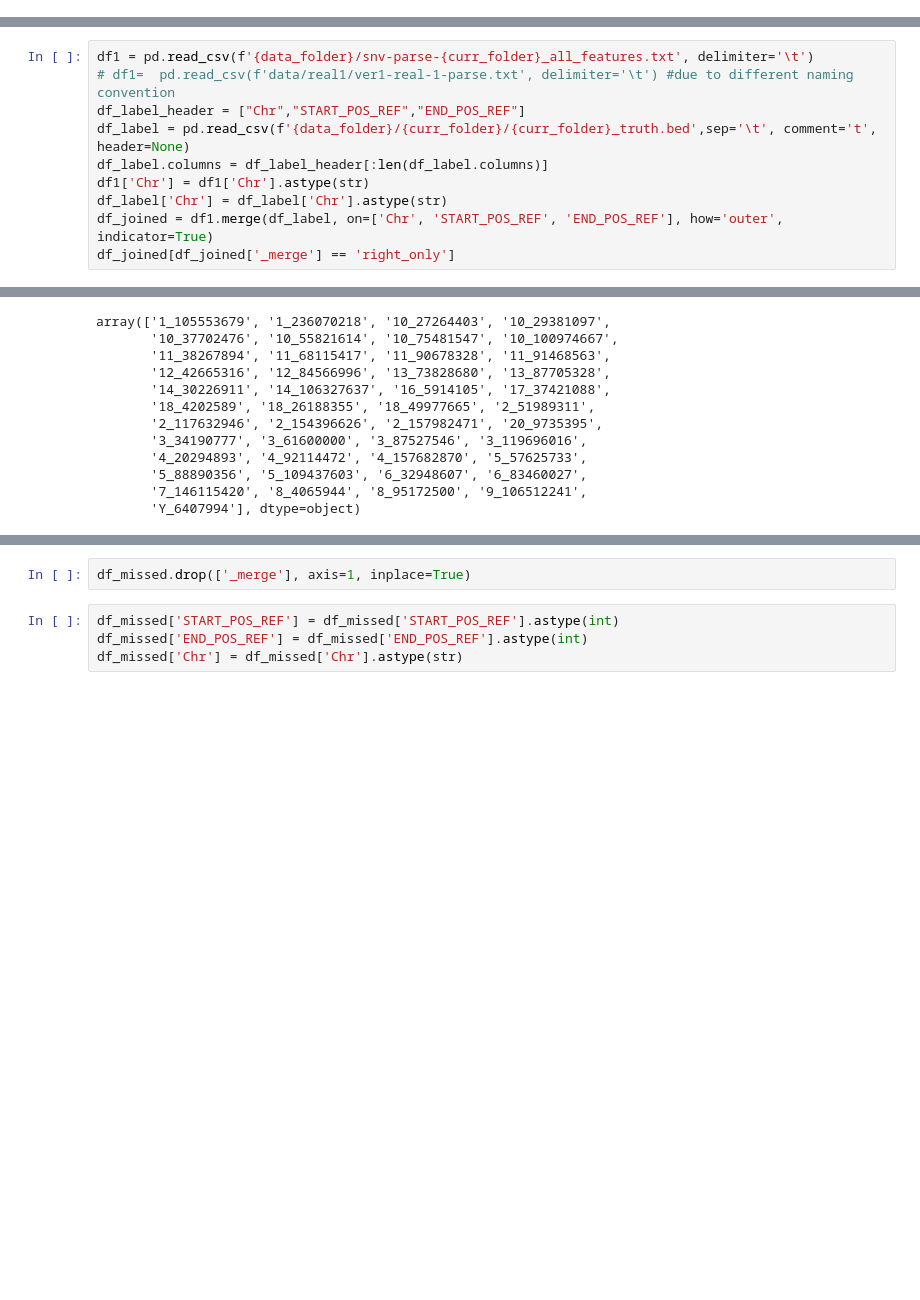
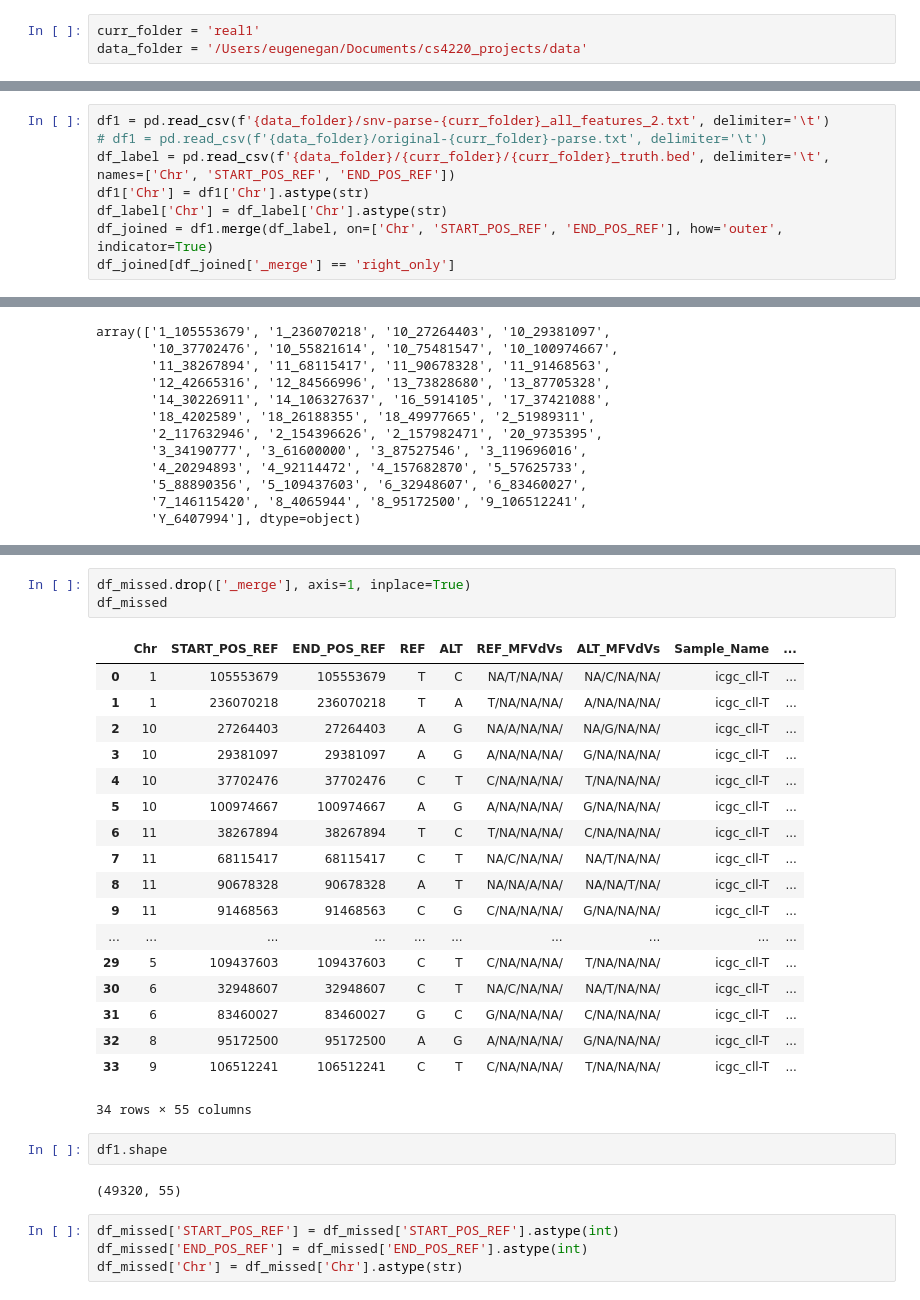
Before and after one commit to melloo21/cs4220_projects, a Jupyter notebook: get_missed_rows.ipynb, the cells around one changed output, grey strips where cells are left out. Saved outputs shown, nothing was run; the diff lists cells and outputs as text; blank space fills up the shorter version.

```diff
--- a/get_missed_rows.ipynb
+++ b/get_missed_rows.ipynb
@@ -10,3 +10,6 @@ If this would cause problems for you,
 please provide us feedback at https://github.com/pandas-dev/pandas/issues/54466
 
   import pandas as pd
+# %%
+curr_folder = 'real1'
+data_folder = '/Users/eugenegan/Documents/cs4220_projects/data'
@@ -13,9 +33,8 @@ please provide us feedback at https://github.com/pandas-dev/pandas/issues/54466
 # %%
-df1 = pd.read_csv(f'{data_folder}/snv-parse-{curr_folder}_all_features.txt', delimiter='\t')
-# df1=  pd.read_csv(f'data/real1/ver1-real-1-parse.txt', delimiter='\t') #due to different naming convention
-df_label_header = ["Chr","START_POS_REF","END_POS_REF"]
-df_label = pd.read_csv(f'{data_folder}/{curr_folder}/{curr_folder}_truth.bed',sep='\t', comment='t', header=None)
-df_label.columns = df_label_header[:len(df_label.columns)]
+df1 = pd.read_csv(f'{data_folder}/snv-parse-{curr_folder}_all_features_2.txt', delimiter='\t')
+# df1 = pd.read_csv(f'{data_folder}/original-{curr_folder}-parse.txt', delimiter='\t')
+df_label = pd.read_csv(f'{data_folder}/{curr_folder}/{curr_folder}_truth.bed', delimiter='\t',
+names=['Chr', 'START_POS_REF', 'END_POS_REF'])
 df1['Chr'] = df1['Chr'].astype(str)
 df_label['Chr'] = df_label['Chr'].astype(str)
 df_joined = df1.merge(df_label, on=['Chr', 'START_POS_REF', 'END_POS_REF'], how='outer', indicator=True)
@@ -212,6 +235,30 @@ missed col: f_MIN_DP
 |  4 |    10 |        37702476 |      37702476 | C     | T     | C/NA/NA/NA/  | T/NA/NA/NA/  | icgc_cll-T    | False            | False              | False            | False            |   54.95 |   ...
 # %%
 df_missed.drop(['_merge'], axis=1, inplace=True)
+df_missed
+# %% [output]
+|  | Chr | START_POS_REF | END_POS_REF | REF | ALT | REF_MFVdVs | ALT_MFVdVs | Sample_Name | ... |
+| 0 | 1 | 105553679 | 105553679 | T | C | NA/T/NA/NA/ | NA/C/NA/NA/ | icgc_cll-T | ... |
+| 1 | 1 | 236070218 | 236070218 | T | A | T/NA/NA/NA/ | A/NA/NA/NA/ | icgc_cll-T | ... |
+| 2 | 10 | 27264403 | 27264403 | A | G | NA/A/NA/NA/ | NA/G/NA/NA/ | icgc_cll-T | ... |
+| 3 | 10 | 29381097 | 29381097 | A | G | A/NA/NA/NA/ | G/NA/NA/NA/ | icgc_cll-T | ... |
+| 4 | 10 | 37702476 | 37702476 | C | T | C/NA/NA/NA/ | T/NA/NA/NA/ | icgc_cll-T | ... |
+| 5 | 10 | 100974667 | 100974667 | A | G | A/NA/NA/NA/ | G/NA/NA/NA/ | icgc_cll-T | ... |
+| 6 | 11 | 38267894 | 38267894 | T | C | T/NA/NA/NA/ | C/NA/NA/NA/ | icgc_cll-T | ... |
+| 7 | 11 | 68115417 | 68115417 | C | T | NA/C/NA/NA/ | NA/T/NA/NA/ | icgc_cll-T | ... |
+| 8 | 11 | 90678328 | 90678328 | A | T | NA/NA/A/NA/ | NA/NA/T/NA/ | icgc_cll-T | ... |
+| 9 | 11 | 91468563 | 91468563 | C | G | C/NA/NA/NA/ | G/NA/NA/NA/ | icgc_cll-T | ... |
+| ... | ... | ... | ... | ... | ... | ... | ... | ... | ... |
+| 29 | 5 | 109437603 | 109437603 | C | T | C/NA/NA/NA/ | T/NA/NA/NA/ | icgc_cll-T | ... |
+| 30 | 6 | 32948607 | 32948607 | C | T | NA/C/NA/NA/ | NA/T/NA/NA/ | icgc_cll-T | ... |
+| 31 | 6 | 83460027 | 83460027 | G | C | G/NA/NA/NA/ | C/NA/NA/NA/ | icgc_cll-T | ... |
+| 32 | 8 | 95172500 | 95172500 | A | G | A/NA/NA/NA/ | G/NA/NA/NA/ | icgc_cll-T | ... |
+| 33 | 9 | 106512241 | 106512241 | C | T | C/NA/NA/NA/ | T/NA/NA/NA/ | icgc_cll-T | ... |
+34 rows × 55 columns
+# %%
+df1.shape
+# %% [output]
+(49320, 55)
 # %%
 df_missed['START_POS_REF'] = df_missed['START_POS_REF'].astype(int)
 df_missed['END_POS_REF'] = df_missed['END_POS_REF'].astype(int)
```
Also changed, not shown: parts of 17 cells of this notebook, 3 other files.
